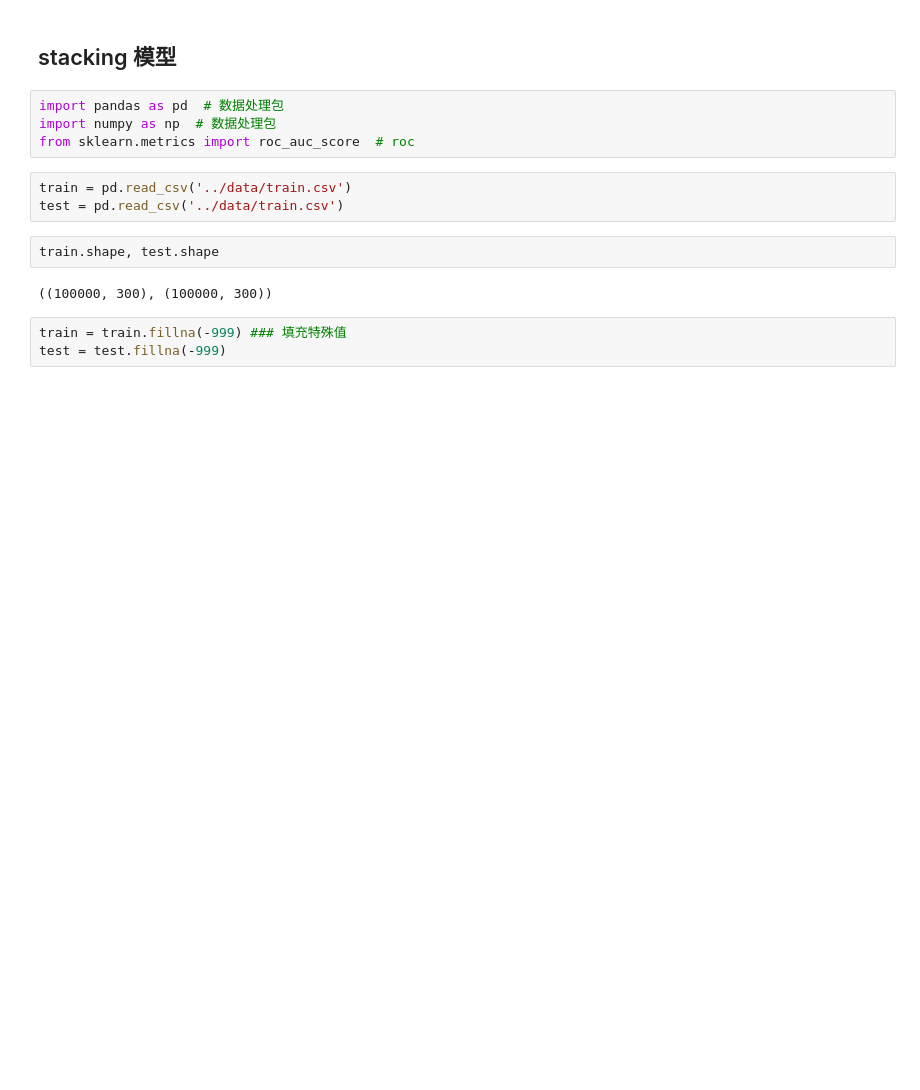
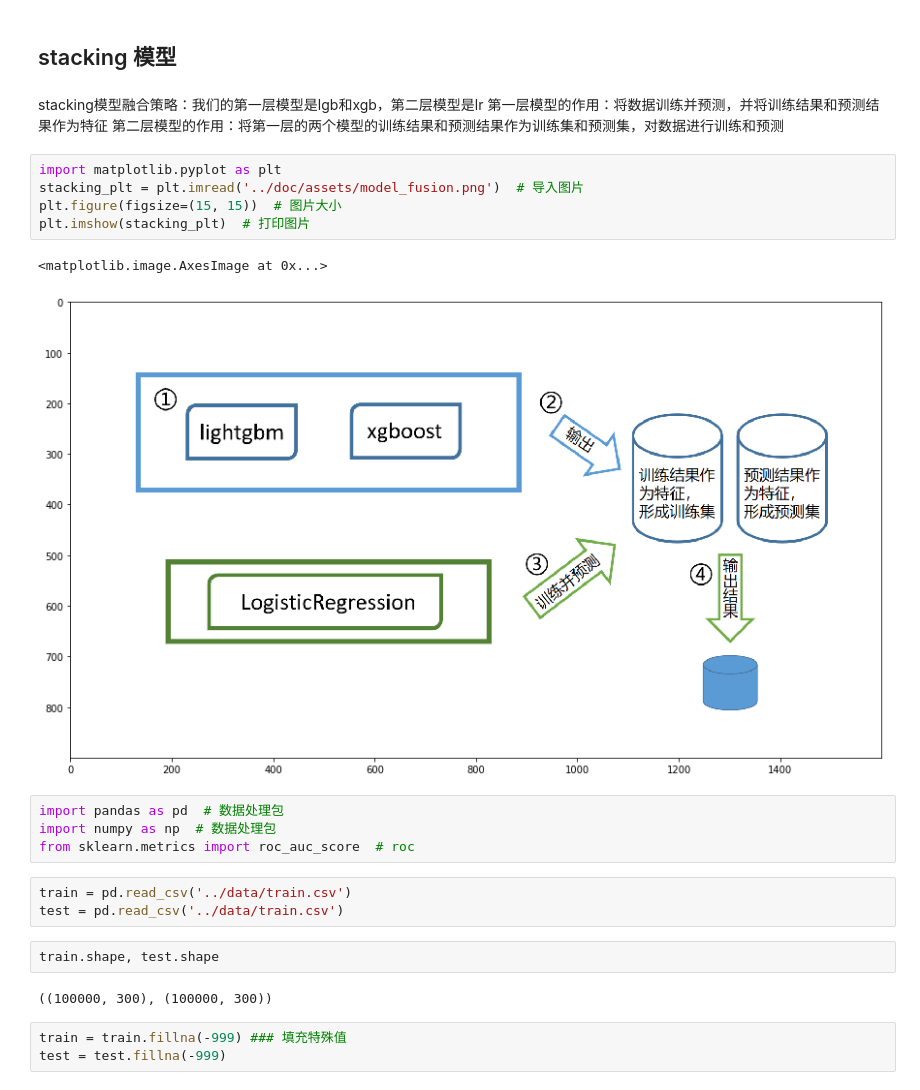
Before and after one commit to ben1234560/DataMiningCase, a Jupyter notebook: notebook/模型融合.ipynb, the cells around one changed output. Drawn from its saved outputs; the diff is of its cells as text; blank space fills up the shorter version.

```diff
--- a/notebook/模型融合.ipynb
+++ b/notebook/模型融合.ipynb
@@ -1,5 +1,17 @@
 # %% [markdown]
 ## stacking 模型
+# %% [markdown]
+stacking模型融合策略：我们的第一层模型是lgb和xgb，第二层模型是lr
+第一层模型的作用：将数据训练并预测，并将训练结果和预测结果作为特征
+第二层模型的作用：将第一层的两个模型的训练结果和预测结果作为训练集和预测集，对数据进行训练和预测
+# %%
+import matplotlib.pyplot as plt
+stacking_plt = plt.imread('../doc/assets/model_fusion.png')  # 导入图片
+plt.figure(figsize=(15, 15))  # 图片大小
+plt.imshow(stacking_plt)  # 打印图片
+# %% [output]
+<matplotlib.image.AxesImage at 0x...>
+[figure, added]
 # %%
 import pandas as pd  # 数据处理包
 import numpy as np  # 数据处理包
```
Also changed, not shown: 1 other file.
